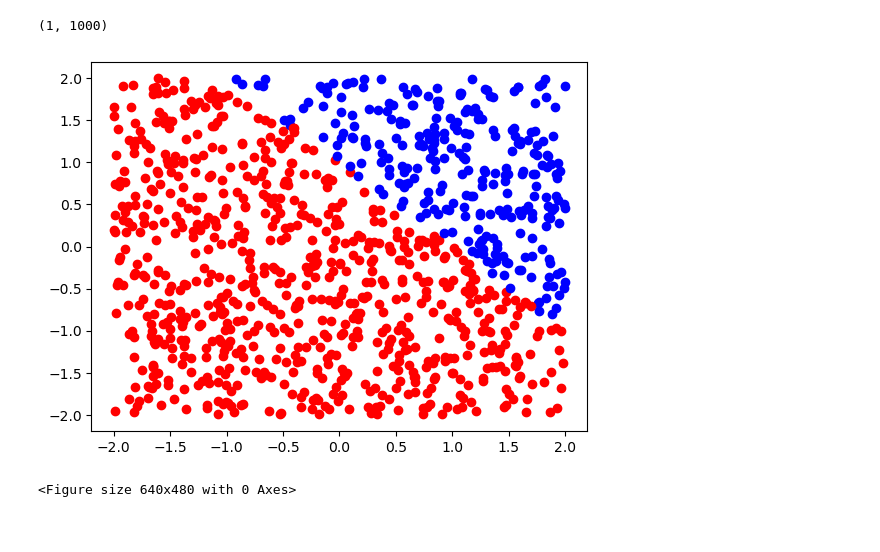
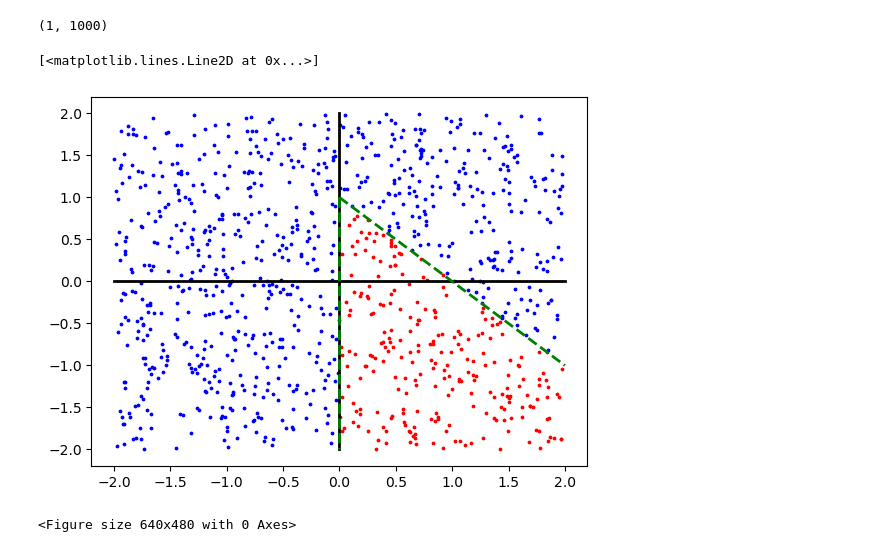
Before and after one commit to Matteo-Negro/NeuralNetork-Exercises, a Jupyter notebook: 01-HW/01-hw.ipynb, the cells around one changed output. Cells and saved outputs as stored; diff of their text form; code cells hidden in the pictures.

Commit message:
Fixed the plot and added doc

```diff
--- a/01-HW/01-hw.ipynb
+++ b/01-HW/01-hw.ipynb
@@ -14,7 +14,7 @@ W1 = np.array([[ 1, -1], [-1, -1], [-1,  0]])
 
 b1 = np.array([[1, 1, 0]]).T
 
-W2 = np.array([[1, 1, 1]])
+W2 = np.array([[1, 1, -1]])
 
 b2 = np.array([[-1.5]]).T
 # %%
@@ -26,19 +26,27 @@ X.shape, W1.shape, b1.shape, (np.heaviside(W1 @ X + b1, np.zeros(1000))).shape
 # %% [output]
 ((2, 1000), (3, 2), (3, 1), (3, 1000))
 # %%
-Z = np.heaviside(W2 @ (np.heaviside(W1 @ X + b1, np.zeros(1000))) + b2, np.zeros(1000))
+Z = np.heaviside(W2 @ (np.heaviside(W1 @ X + b1, 0)) + b2, 0)
 Z.shape
 # %% [output]
 (1, 1000)
 # %%
 for i in range(X.shape[1]):
     if Z[0][i] == 0:
         c = 'b'
     else:
         c = 'r'
-    plt.scatter(X[0][i], X[1][i], color=c)
+    plt.scatter(X[0][i], X[1][i], color=c, s=3)
+
+
+plt.plot([0,0], [-2,2], color='black', linewidth=2)
+plt.plot([-2,2], [0,0], color='black', linewidth=2)
+
+plt.plot([ 0, 2], [ 1,-1], '--', color='green', linewidth=2)
+plt.plot([ 0, 0], [1, -2], '--', color='green', linewidth=2)
 # %% [output]
+[<matplotlib.lines.Line2D at 0x...>]
-[figure, old version]
+[figure, new version]
 # %%
 plt.savefig('plot/plot.jpg')
 # %% [output]
```
Also changed, not shown: parts of 1 cell of this notebook, 2 other files.
